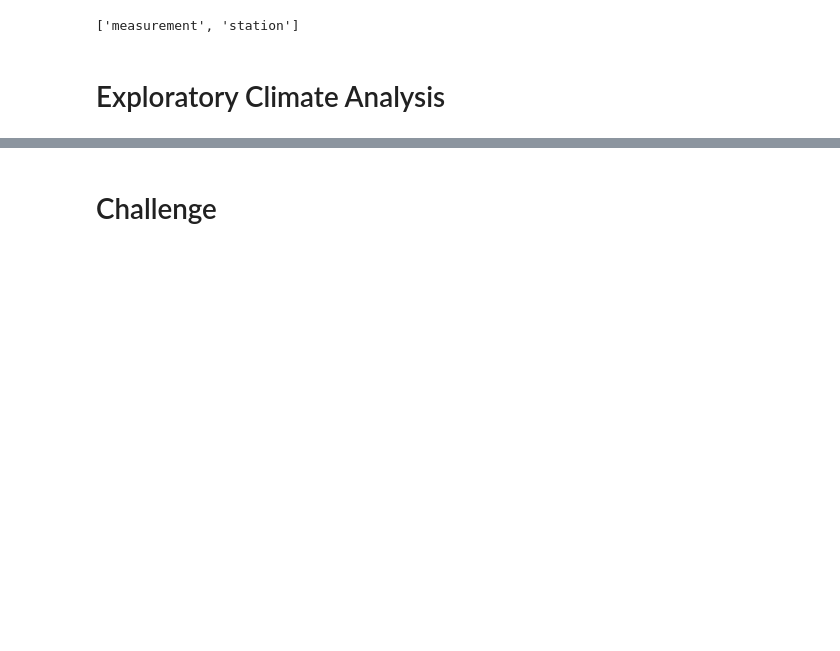
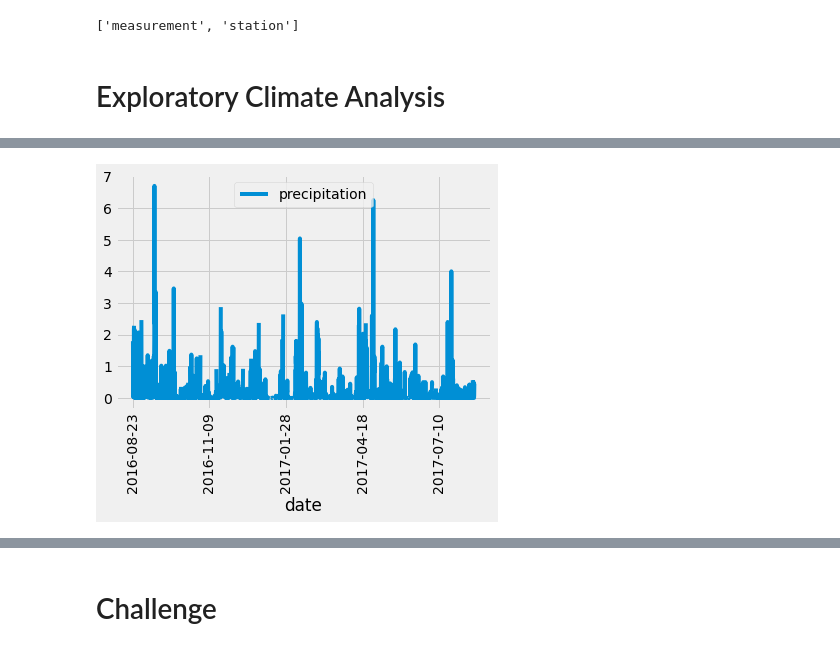
Before and after one commit to josem279/surfs_up, a Jupyter notebook: climate_analysis.ipynb, the cells around one changed output, grey strips where cells are left out. Cells and saved outputs as stored; diff of their text form; code cells hidden in the pictures; blank space fills up the shorter version.

```diff
--- a/climate_analysis.ipynb
+++ b/climate_analysis.ipynb
@@ -53,2 +74,9 @@ session = Session(engine)
+# %%
+# Use Pandas Plotting with Matplotlib to plot the data
+df.plot()
+plt.xticks(rotation="vertical")
+plt.show()
+# %% [output]
+[figure, added]
 # %%
 # Use Pandas to calcualte the summary statistics for the precipitation data
```
Also changed, not shown: parts of 2 cells of this notebook.
